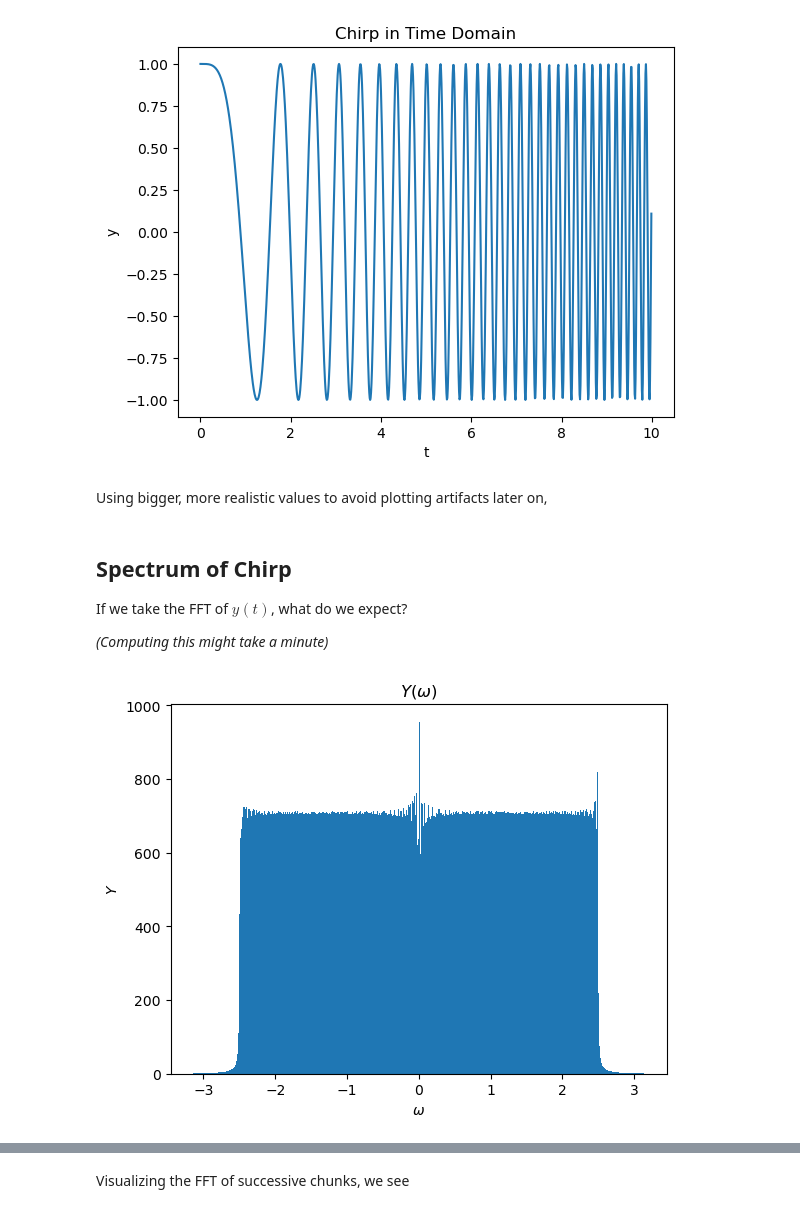
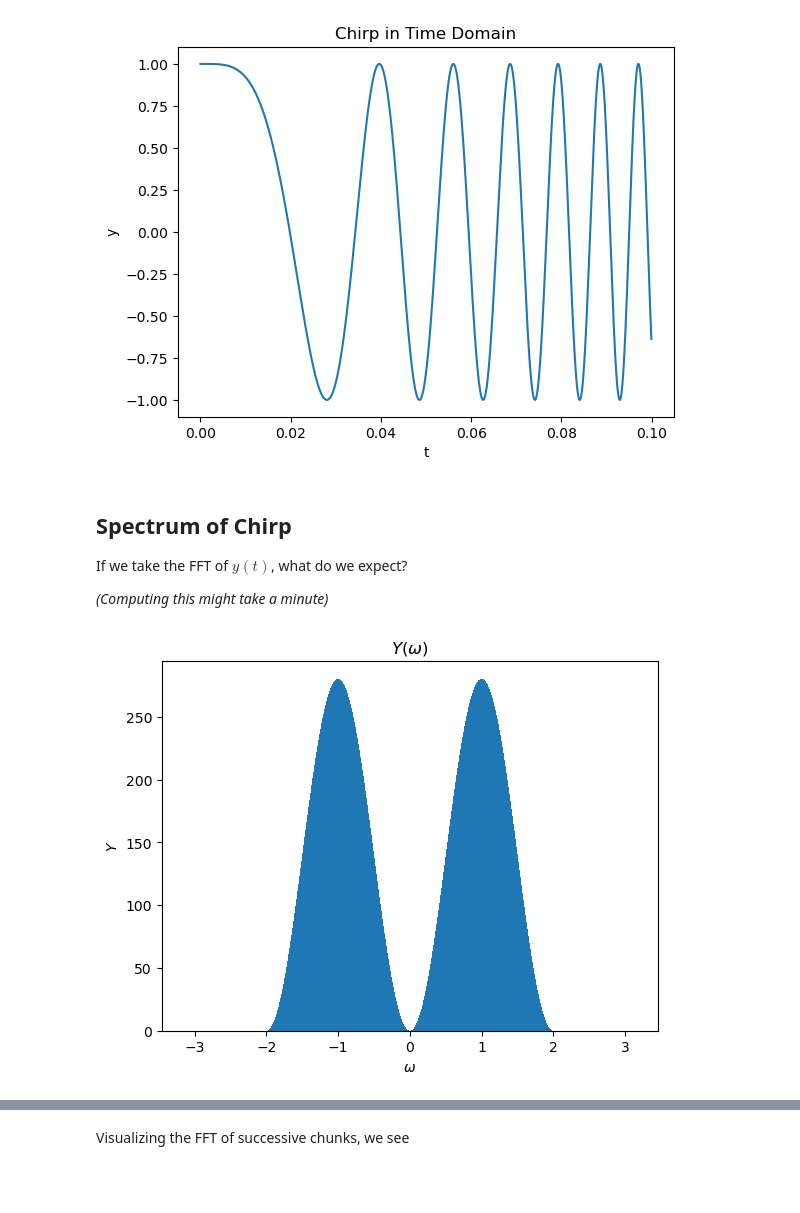
Before and after one commit to rytse/tiri_tutorial, a Jupyter notebook: notebooks/003_chirp_function.ipynb, the cells around one changed output, grey strips where cells are left out. Saved outputs shown, nothing was run; the diff lists cells and outputs as text; code cells hidden in the pictures; blank space fills up the shorter version.

```diff
--- a/notebooks/003_chirp_function.ipynb
+++ b/notebooks/003_chirp_function.ipynb
@@ -12,32 +18,25 @@ where $m$ and $b$ are constants.
 import numpy as np
 import matplotlib.pyplot as plt
 
-fs = 100
-N = 1000
+fs = 20e3  # sampling rate
+N = 1e5    # number of samples
+
+m = 1/5 # chirp slope
+b = 0.0 # chirp initial frequency
 
 t = np.arange(N) / float(fs)
-w = t / 50
-y = np.cos(w * fs *t)
+w = m * t + b
+y = np.cos(w * fs * t)
 
-plt.plot(t, y)
+idxs = t < 0.1  # restrict plotting to close to zero
+
+plt.plot(t[idxs], y[idxs])
 plt.xlabel('t')
 plt.ylabel('y')
 plt.title('Chirp in Time Domain')
 plt.show()
 # %% [output]
-[figure, old version]
+[figure, new version]
-# %% [markdown]
-Using bigger, more realistic values to avoid plotting artifacts later on,
-# %%
-fs = 20e3
-N = 1e5
-
-A = 2 * np.sqrt(2)
-w = 2 * np.pi * 3e3
-
-t = np.arange(N) / float(fs)
-w = t / 4
-y = A * np.cos(w * fs * t)
 # %% [markdown]
 ## Spectrum of Chirp
 
@@ -47,14 +46,15 @@ If we take the FFT of $y(t)$, what do we expect?
 # %%
 freq = np.fft.fftfreq(t.shape[-1])
 omega = 2 * np.pi * freq
-Y = np.fft.fft(y)
+win = np.hanning(len(y))
+Y = np.fft.fft(win * y)
 
 plt.bar(omega, np.abs(Y), width=2 * np.pi / N)
 plt.xlabel('$\omega$')
 plt.ylabel('$Y$')
 plt.title('$Y(\omega)$')
 
 plt.show()
 # %% [output]
-[figure, old version]
+[figure, new version]
 # %% [markdown]
```
Also changed, not shown: parts of 5 cells of this notebook, 1 other file.
